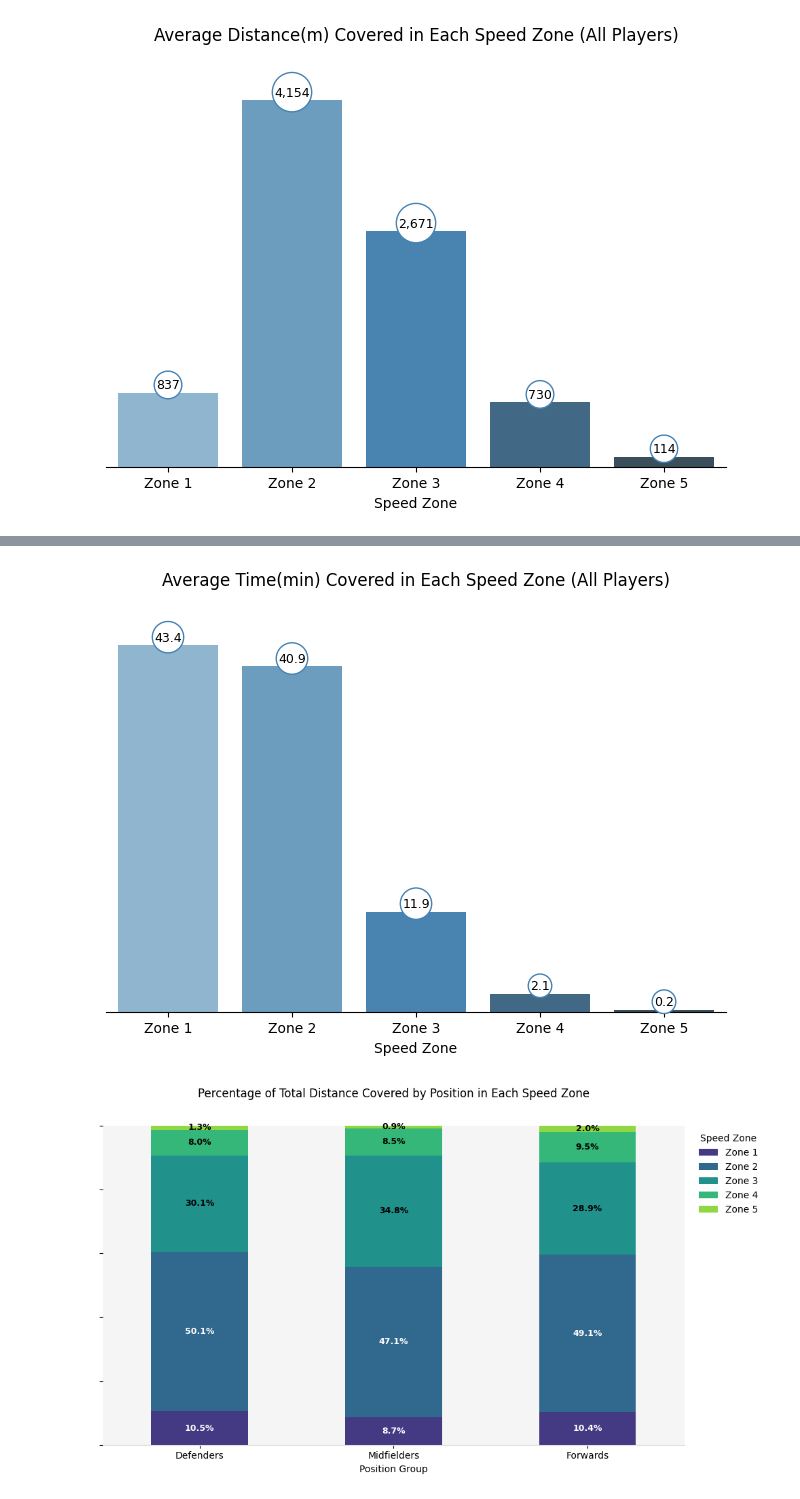
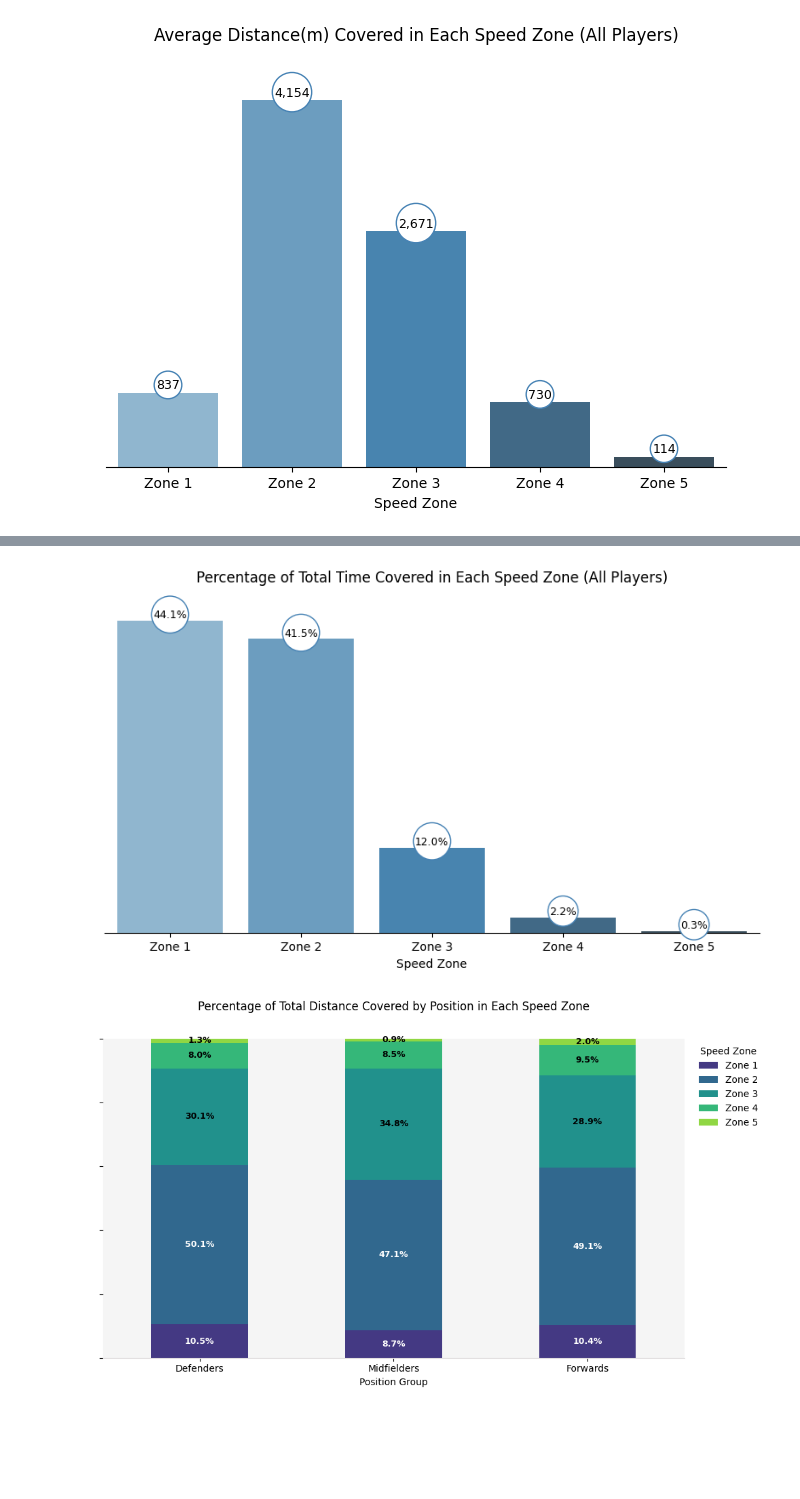
Before and after one commit to humphrey-nyanzi/physical-data-pipeline, a Jupyter notebook: analysis_UPL_2025.ipynb, the cells around one changed output, grey strips where cells are left out. Saved outputs shown, nothing was run; the diff lists cells and outputs as text; code cells hidden in the pictures; blank space fills up the shorter version.

```diff
--- a/analysis_UPL_2025.ipynb
+++ b/analysis_UPL_2025.ipynb
@@ -1336,20 +1299,0 @@ style_table_for_docs(pair_avg_volumes_df.head(10))
-# %%
-clubs = sorted(df['club_for'].unique())
-pair_avg_distances = []
-pair_avg_intensity = []
-for i, club1 in enumerate(clubs):
-    for club2 in clubs[i+1:]:
-        mask = (
-            ((df['club_for'] == club1) & (df['club_against'] == club2)) |
-            ((df['club_for'] == club2) & (df['club_against'] == club1))
-        )
-        relevant_rows = df[mask & (df['club_for'].isin([club1, club2]))]
-        if not relevant_rows.empty:
-            avg_metrics = relevant_rows[intensity_metrics].mean()
-            row = {'Team A': club1, 'Team B': club2}
-            row.update(avg_metrics.to_dict())
-            pair_avg_intensity.append(row)
-
-pair_avg_intensity_df = pd.DataFrame(pair_avg_intensity)
-pair_avg_intensity_df = pair_avg_intensity_df.sort_values(by='top_speed_kmh', ascending=False).reset_index(drop=True)
-style_table_for_docs(pair_avg_intensity_df.head(10))
@@ -1540,6 +1760,7 @@ plt.show()
 # %% [output]
 [figure]
 # %%
+
 # List of speed zone columns
 speed_zone_cols = [
     'time_in_speed_zone_1_secs',
@@ -1549,55 +1770,50 @@ speed_zone_cols = [
     'time_in_speed_zone_5_secs'
 ]
 
-# Compute average time for each speed zone
-avg_speed_zone_dist = df[speed_zone_cols].mean()
+# Compute average time (secs) for each speed zone
+avg_time_secs = df[speed_zone_cols].mean()
 
-# Prepare labels (replace _ with space, add zone number)
+# Total average time across all zones
+total_time = avg_time_secs.sum()
+
+# Prepare labels
 zone_labels = [f"Zone {i+1}" for i in range(len(speed_zone_cols))]
 
 plt.figure(figsize=(8, 5))
+ax = sns.barplot(
+    x=zone_labels,
+    y=avg_time_secs.values / 60,      # convert to minutes on the y-axis
+    palette='Blues_d',
+    dodge=False
+)
 
+# Title and axis labels
+ax.set_xlabel("Speed Zone")
+ax.set_title("Percentage of Total Time Covered in Each Speed Zone (All Players)", pad=20)
 
-plt.tight_layout()
-
-# Create barplot
-# plt.figure(figsize=(12,6))
-sns.barplot(x=zone_labels,hue=zone_labels, y=avg_speed_zone_dist.values, palette='Blues_d',legend=False)
-
-# Title, subtitle, and axis labels
-# plt.ylabel("Average Time (min)")
-plt.xlabel("Speed Zone")
-plt.title("Average Time(min) Covered in Each Speed Zone (All Players)",pad=30)
-
-ax= plt.gca()
-
-# Gridlines for y-axis
+# Gridlines
 ax.yaxis.grid(True, linestyle='--', alpha=0.5)
 ax.set_axisbelow(True)
 
 # Remove top and right spines
-ax.spines['top'].set_visible(False)
-ax.spines['right'].set_visible(False)
-ax.spines['left'].set_visible(False)
+sns.despine(ax=ax, top=True, right=True, left=True)
 
-## Annotate values inside bars
-for i, v in enumerate(avg_speed_zone_dist):
-    # Convert km to m and format with comma
-    v_m = v / 60  # Convert seconds to minutes
-    ax.annotate(
-        f"{v_m:.1f}",
-        xy=(i, v),
-        xytext=(0, 1),
-        textcoords='offset points',
+# Annotate with percentages
+for i, secs in enumerate(avg_time_secs):
+    pct = (secs / total_time) * 100
+    ax.text(
+        i,
+        (secs / 60) + 0.1,           # place label just above the bar (in minutes)
+        f"{pct:.1f}%",
         ha='center',
         va='bottom',
         fontsize=9,
         bbox=dict(boxstyle="circle,pad=0.15", edgecolor='#4682B4', facecolor='white', linewidth=1)
     )
 
-#remove yaxis ticklabels
-ax.set_yticklabels([])
+# Optionally remove y-ticks if you only want to show percentage
 ax.set_yticks([])
 
+plt.tight_layout()
 plt.show()
 # %% [output]
@@ -1604,4 +1823,4 @@ plt.show()
-[figure, old version]
+[figure, new version]
 # %%
 # Prepare data for 100% stacked bar plot: percentage distance in each speed zone grouped by position
 speed_zone_cols = [
```
Also changed, not shown: parts of 27 cells of this notebook, 22 other files.
